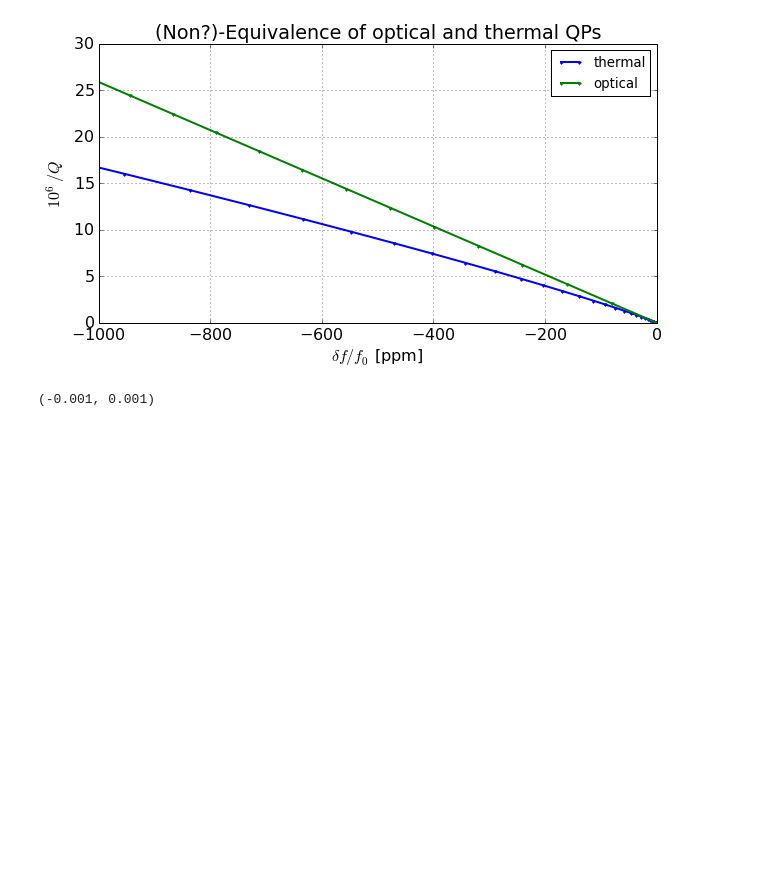
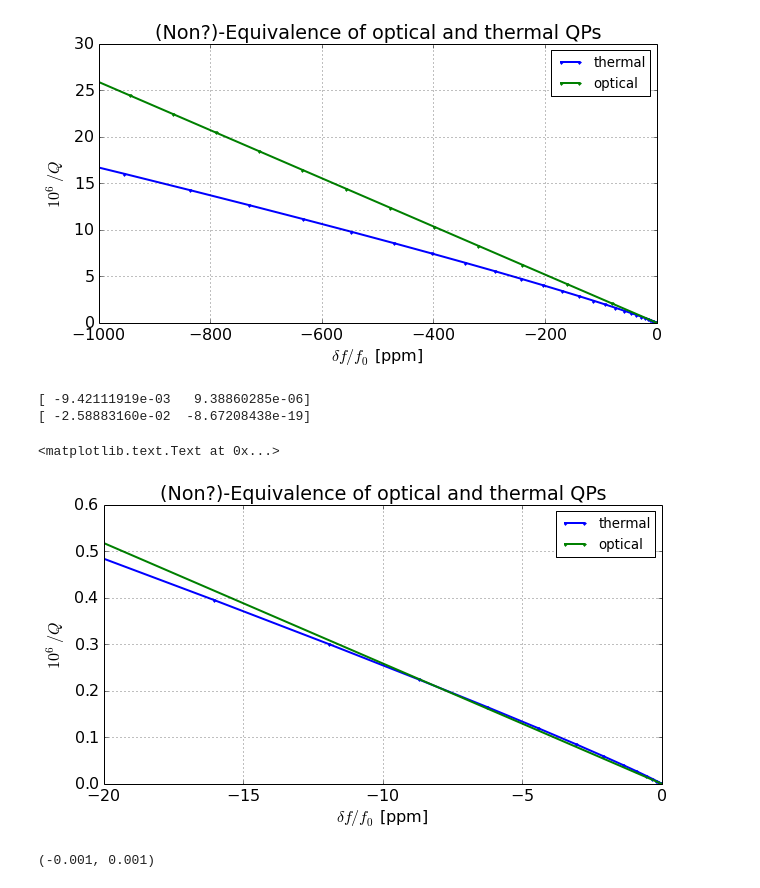
Before and after one commit to gitj/notebooks, a Jupyter notebook: 2014-05-28-gao-et-al-analysis.ipynb, the cells around one changed output. Saved outputs shown, nothing was run; the diff lists cells and outputs as text; code cells hidden in the pictures; blank space fills up the shorter version.

Commit message:
add zoomed plot

```diff
--- a/2014-05-28-gao-et-al-analysis.ipynb
+++ b/2014-05-28-gao-et-al-analysis.ipynb
@@ -86,6 +86,23 @@ title("(Non?)-Equivalence of optical and thermal QPs")
 [ -2.58883160e-02  -8.67208438e-19]
 <matplotlib.text.Text at 0x...>
 [figure]
+# %%
+plot(1e6*df_therm,1e6*dq_therm,'.-',label='thermal')
+plot(1e6*df_opt,1e6*dq_opt,'.-',label='optical')
+xlim(-20,0)
+ylim(0,.6)
+print np.polyfit(df_therm,dq_therm,1)
+print np.polyfit(df_opt,dq_opt,1)
+xlabel('$\delta f / f_0$ [ppm]')
+ylabel('$10^6/Q$')
+legend(loc='upper right')
+grid()
+title("(Non?)-Equivalence of optical and thermal QPs")
+# %% [output]
+[ -9.42111919e-03   9.38860285e-06]
+[ -2.58883160e-02  -8.67208438e-19]
+<matplotlib.text.Text at 0x...>
+[figure, added]
 # %%
 plot(T,df_therm)
 plot(T,dq_therm)
```
